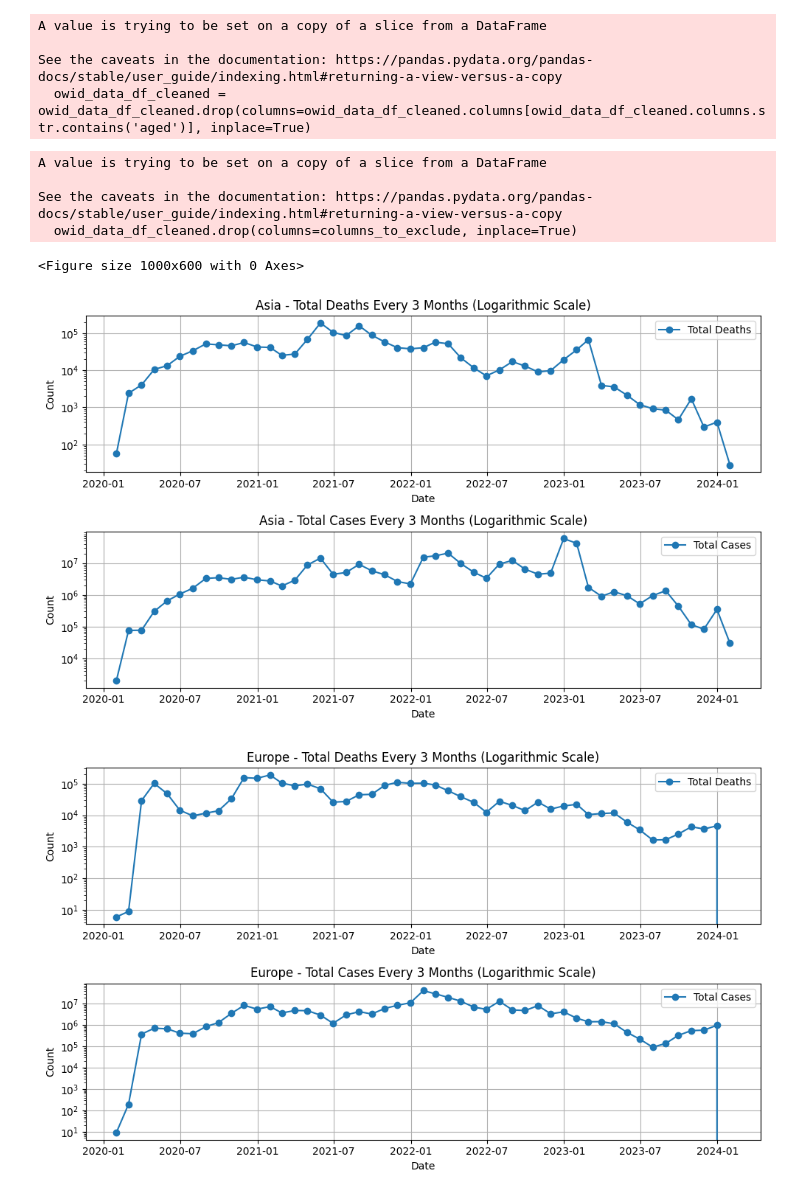
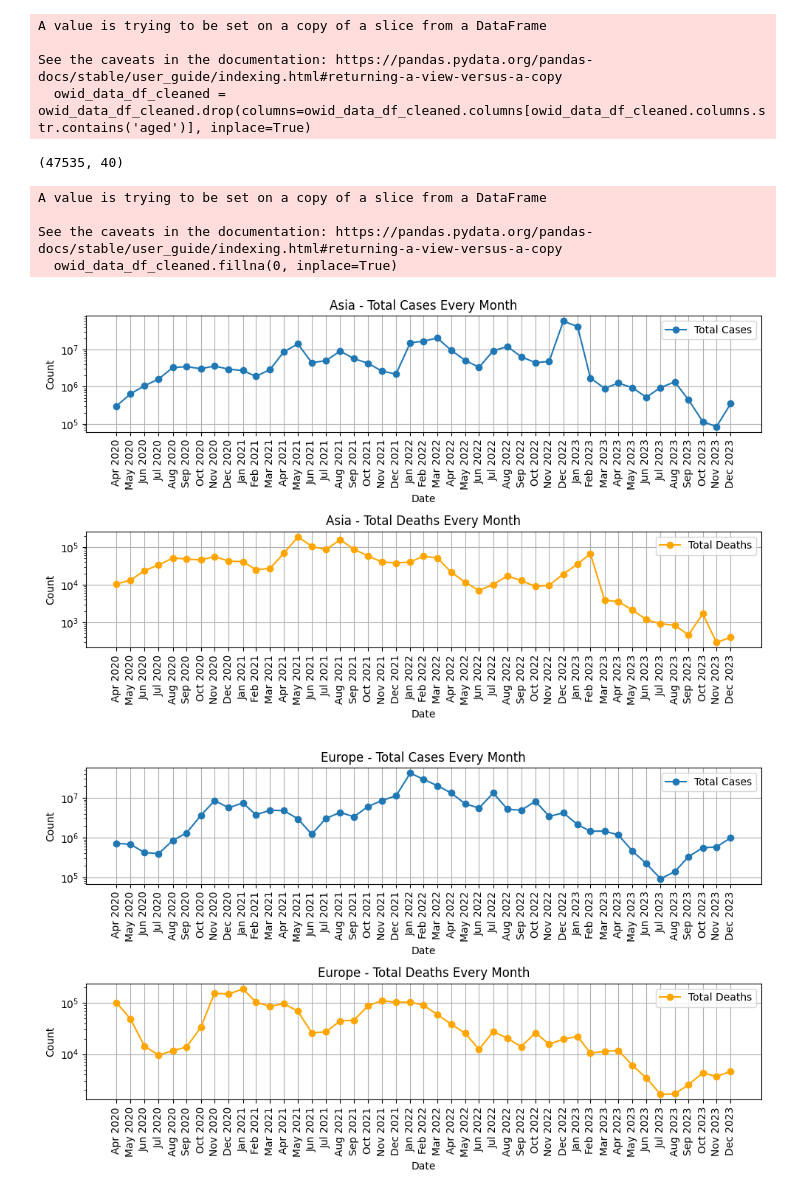
Before and after one commit to morkou/Healthcare, a Jupyter notebook: Cleaning/covid_datasets_cleaning.ipynb, the cells around one changed output. Cells and saved outputs as stored; diff of their text form; code cells hidden in the pictures.

```diff
--- a/Cleaning/covid_datasets_cleaning.ipynb
+++ b/Cleaning/covid_datasets_cleaning.ipynb
@@ -304,4 +295,3 @@ owid_data_df.drop(columns=['excess_mortality', 'excess_mortality_cumulative_abso
 # %%
 # Drop rows with NaN values in the 'total cases' column
-owid_data_df_cleaned = owid_data_df.dropna(subset=['total_cases'])
-owid_data_df_cleaned.shape
+owid_data_df.dropna(subset=['total_cases'], inplace=True)
@@ -377,9 +363,7 @@ columns_to_exclude = [
     ]
 # Drop columns with the substring 'new' in their titles
 
-owid_data_df_cleaned.drop(columns=columns_to_exclude, inplace=True)
+owid_data_df.drop(columns=columns_to_exclude, inplace=True)
+owid_data_df.shape
 # %% [output]
-A value is trying to be set on a copy of a slice from a DataFrame
-
-See the caveats in the documentation: https://pandas.pydata.org/pandas-docs/stable/user_guide/indexing.html#returning-a-view-versus-a-copy
-  owid_data_df_cleaned.drop(columns=columns_to_exclude, inplace=True)
+(47535, 40)
@@ -388,51 +370,62 @@ owid_data_df_cleaned = owid_data_df.dropna(subset=['continent'])
+# %%
+owid_data_df.dropna(subset=['continent'], inplace=True)
+
+# Convert 'date' column to datetime format
+owid_data_df['date'] = pd.to_datetime(owid_data_df['date'])
+# Define the date range to keep
+start_date = pd.to_datetime('2020-04-01')
+end_date = pd.to_datetime('2023-12-31')
+owid_data_df['continent'].unique()
+# Create a boolean mask for filtering
+masked_data = (owid_data_df['date'] >= start_date) & (owid_data_df['date'] <= end_date) & (owid_data_df['continent'] != 0)
+
+owid_data_df_cleaned = owid_data_df[masked_data]
+
+owid_data_df_cleaned.to_csv('owid_data_cleaned.csv')
 # %%
-# Assuming your DataFrame is named owid_data_df_cleaned
-
-# Convert 'date' column to datetime format
-owid_data_df_cleaned['date'] = pd.to_datetime(owid_data_df_cleaned['date'])
-
 # Set 'date' as the index
 owid_data_df_cleaned.set_index('date', inplace=True)
 
 # Fill NaN values with 0
 owid_data_df_cleaned.fillna(0, inplace=True)
+# %% [output]
+A value is trying to be set on a copy of a slice from a DataFrame
+
+See the caveats in the documentation: https://pandas.pydata.org/pandas-docs/stable/user_guide/indexing.html#returning-a-view-versus-a-copy
+  owid_data_df_cleaned.fillna(0, inplace=True)
 # %%
 # Group by continent and resample the data every 3 months, summing only 'new_cases' and 'new_deaths'
 grouped_df = owid_data_df_cleaned.groupby('continent').resample('M').agg({'new_cases': 'sum', 'new_deaths': 'sum'})
-
-# Plot new deaths and new cases
-plt.figure(figsize=(10, 6))
 
 # Get unique continents
 continents = owid_data_df_cleaned['continent'].unique()
 
 # Create separate plots for total cases and total deaths for each continent with y-axis scaling
 for continent in continents:
     plt.figure(figsize=(10, 6))
-
-    # Plot total deaths with logarithmic scaling
+    # Plot total cases with logarithmic scaling
     plt.subplot(2, 1, 1)
-    plt.plot(grouped_df.loc[continent].index, grouped_df.loc[continent]['new_deaths'], label='Total Deaths', marker='o')
+    plt.plot(grouped_df.loc[continent].index, grouped_df.loc[continent]['new_cases'], label='Total Cases', marker='o')
     plt.yscale('log')  # Logarithmic scaling
-    plt.title(f'{continent} - Total Deaths Every 3 Months (Logarithmic Scale)')
+    plt.title(f'{continent} - Total Cases Every Month')
     plt.xlabel('Date')
+    plt.xticks(grouped_df.loc[continent].index, grouped_df.loc[continent].index.strftime('%b %Y'), rotation=90)
     plt.ylabel('Count')
     plt.legend()
     plt.grid(True)
 
-    # Plot total cases with logarithmic scaling
+    # Plot total deaths with logarithmic scaling
     plt.subplot(2, 1, 2)
-    plt.plot(grouped_df.loc[continent].index, grouped_df.loc[continent]['new_cases'], label='Total Cases', marker='o')
+    plt.plot(grouped_df.loc[continent].index, grouped_df.loc[continent]['new_deaths'], label='Total Deaths', marker='o', color='orange')
     plt.yscale('log')  # Logarithmic scaling
-    plt.title(f'{continent} - Total Cases Every 3 Months (Logarithmic Scale)')
+    plt.title(f'{continent} - Total Deaths Every Month')
     plt.xlabel('Date')
+    plt.xticks(grouped_df.loc[continent].index, grouped_df.loc[continent].index.strftime('%b %Y'), rotation=90)
     plt.ylabel('Count')
     plt.legend()
     plt.grid(True)
-
     plt.tight_layout()
     plt.show()
 # %% [output]
-<Figure size 1000x600 with 0 Axes>
-[figure, old version]
+[figure, new version]
-[figure, old version]
+[figure, new version]
```
Also changed, not shown: parts of 10 cells of this notebook, 2 other files.
